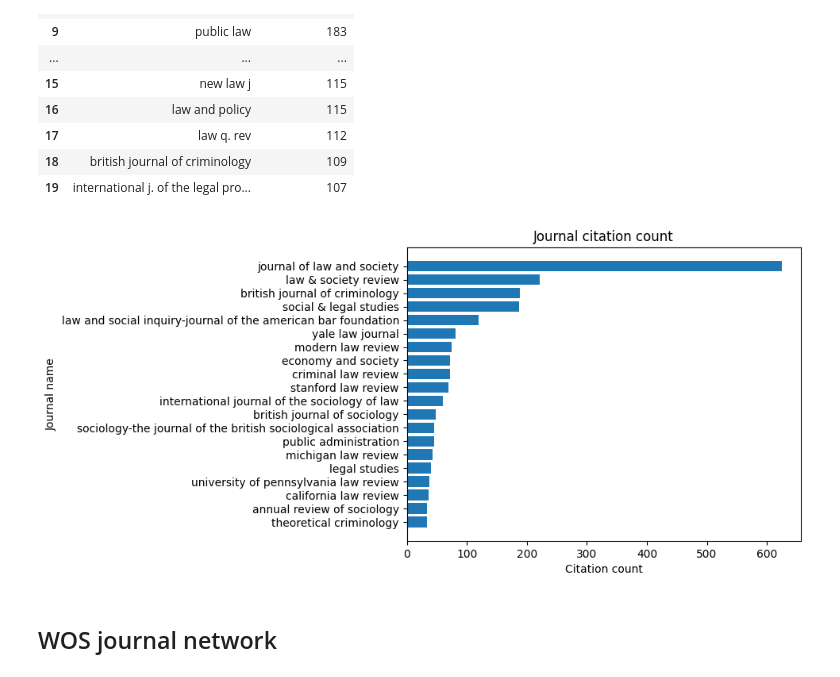
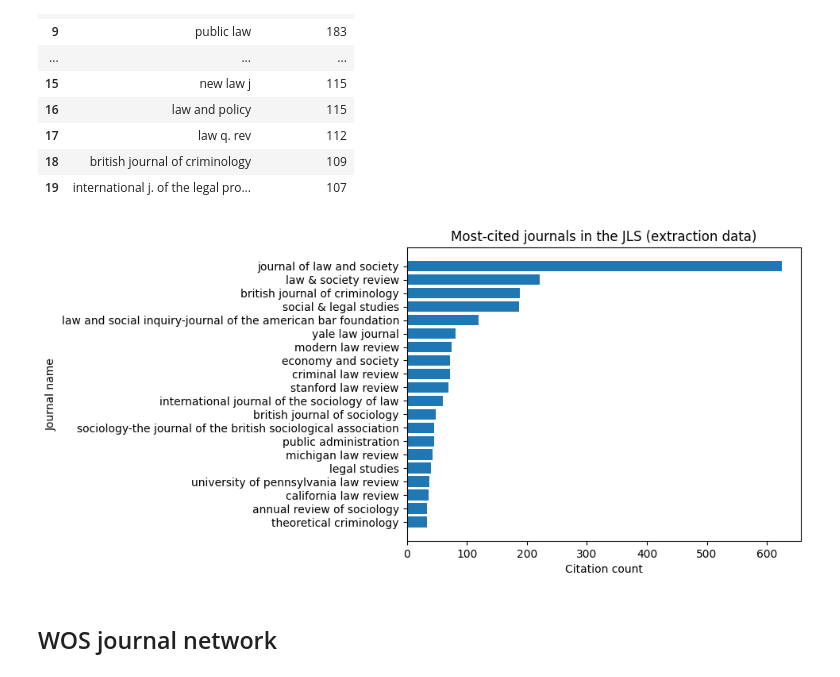
Before and after one commit to cboulanger/jls-bibliometry, a Jupyter notebook: jls-bibliometry.ipynb, the cells around one changed output. Saved outputs shown, nothing was run; the diff lists cells and outputs as text; code cells hidden in the pictures.

Commit message:
Update figures and code

```diff
--- a/jls-bibliometry.ipynb
+++ b/jls-bibliometry.ipynb
@@ -195,14 +195,14 @@ df
 # %%
 import matplotlib.pyplot as plt
 df = df.sort_values('Citation count', ascending=True)
 plt.barh(df['Journal name'], df['Citation count'])
 plt.xlabel('Citation count')
 plt.ylabel('Journal name')
-plt.title('Journal citation count')
+plt.title('Most-cited journals in the JLS (extraction data)')
 plt.savefig("docs/jls-most-cited-journals.png", bbox_inches="tight")
 plt.show()
 # %% [output]
-[figure, old version]
+[figure, new version]
 # %% [markdown]
 ## WOS journal network
 # %%
```
Also changed, not shown: parts of 1 cell of this notebook, 2 other files.
